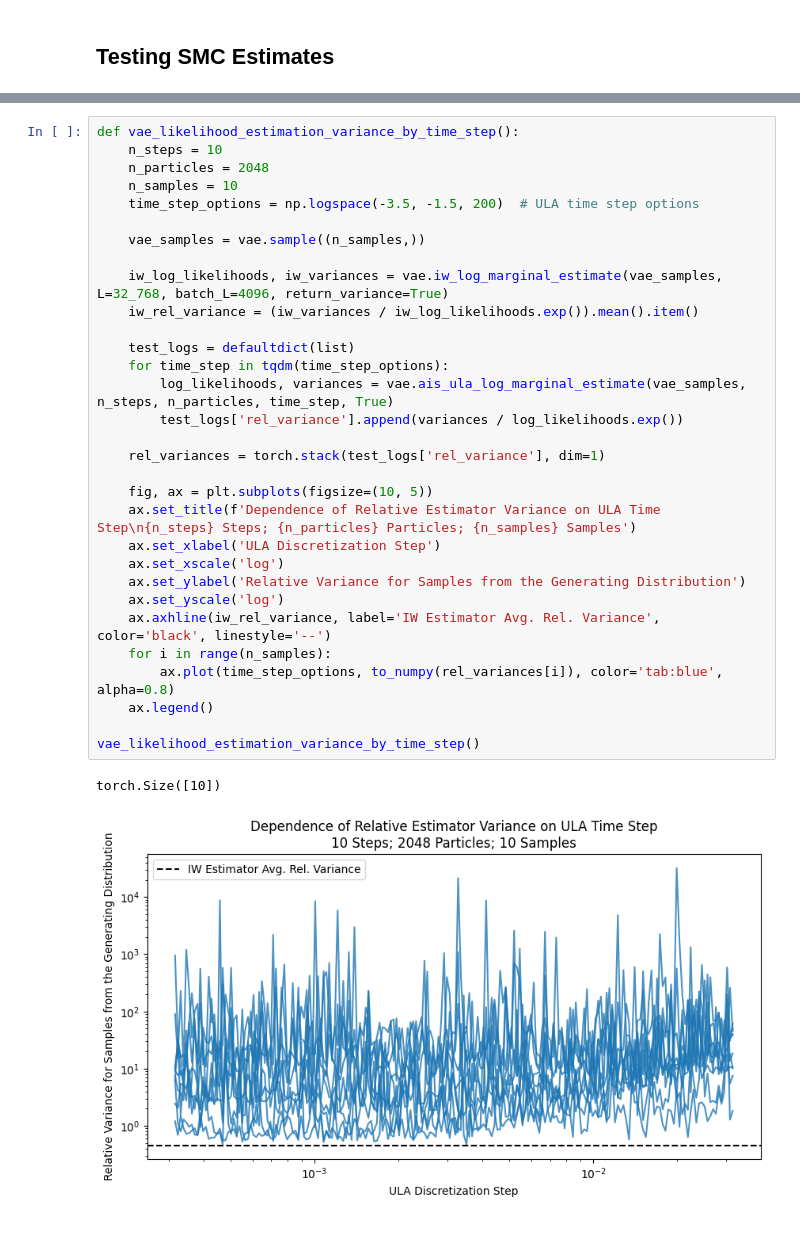
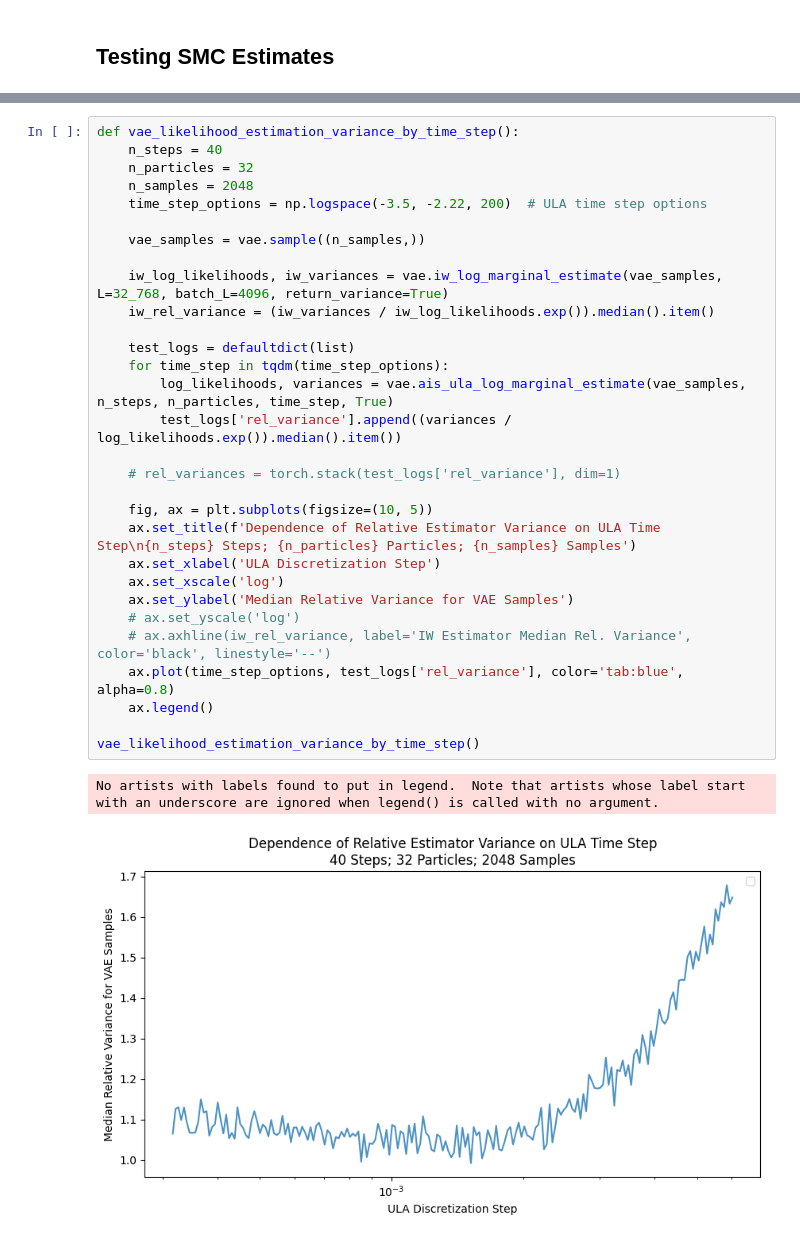
Before and after one commit to xapq/approximate-metropolis-hastings, a Jupyter notebook: notebooks/LikelihoodEstimatorsComparison.ipynb, the cells around one changed output, grey strips where cells are left out. Cells and saved outputs as stored; diff of their text form.

```diff
--- a/notebooks/LikelihoodEstimatorsComparison.ipynb
+++ b/notebooks/LikelihoodEstimatorsComparison.ipynb
@@ -227,34 +227,33 @@ No artists with labels found to put in legend.  Note that artists whose label st
 # %%
 def vae_likelihood_estimation_variance_by_time_step():
-    n_steps = 10
-    n_particles = 2048
-    n_samples = 10
-    time_step_options = np.logspace(-3.5, -1.5, 200)  # ULA time step options
+    n_steps = 40
+    n_particles = 32
+    n_samples = 2048
+    time_step_options = np.logspace(-3.5, -2.22, 200)  # ULA time step options
 
     vae_samples = vae.sample((n_samples,))
 
     iw_log_likelihoods, iw_variances = vae.iw_log_marginal_estimate(vae_samples, L=32_768, batch_L=4096, return_variance=True)
-    iw_rel_variance = (iw_variances / iw_log_likelihoods.exp()).mean().item()
+    iw_rel_variance = (iw_variances / iw_log_likelihoods.exp()).median().item()
 
     test_logs = defaultdict(list)
     for time_step in tqdm(time_step_options):
         log_likelihoods, variances = vae.ais_ula_log_marginal_estimate(vae_samples, n_steps, n_particles, time_step, True)
-        test_logs['rel_variance'].append(variances / log_likelihoods.exp())
+        test_logs['rel_variance'].append((variances / log_likelihoods.exp()).median().item())
 
-    rel_variances = torch.stack(test_logs['rel_variance'], dim=1)
+    # rel_variances = torch.stack(test_logs['rel_variance'], dim=1)
 
     fig, ax = plt.subplots(figsize=(10, 5))
     ax.set_title(f'Dependence of Relative Estimator Variance on ULA Time Step\n{n_steps} Steps; {n_particles} Particles; {n_samples} Samples')
     ax.set_xlabel('ULA Discretization Step')
     ax.set_xscale('log')
-    ax.set_ylabel('Relative Variance for Samples from the Generating Distribution')
-    ax.set_yscale('log')
-    ax.axhline(iw_rel_variance, label='IW Estimator Avg. Rel. Variance', color='black', linestyle='--')
-    for i in range(n_samples):
-        ax.plot(time_step_options, to_numpy(rel_variances[i]), color='tab:blue', alpha=0.8)
+    ax.set_ylabel('Median Relative Variance for VAE Samples')
+    # ax.set_yscale('log')
+    # ax.axhline(iw_rel_variance, label='IW Estimator Median Rel. Variance', color='black', linestyle='--')
+    ax.plot(time_step_options, test_logs['rel_variance'], color='tab:blue', alpha=0.8)
     ax.legend()
 
 vae_likelihood_estimation_variance_by_time_step()
 # %% [output]
-torch.Size([10])
+No artists with labels found to put in legend.  Note that artists whose label start with an underscore are ignored when legend() is called with no argument.
-[figure, old version]
+[figure, new version]
```
Also changed, not shown: parts of 5 cells of this notebook, 2 other files.
